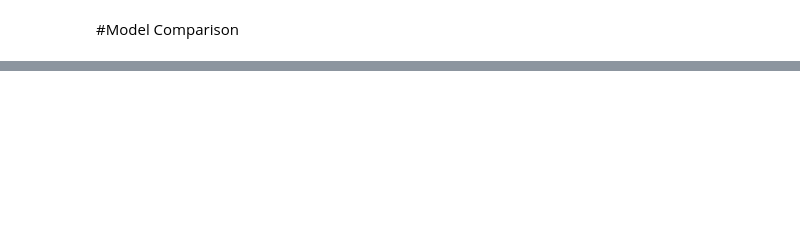
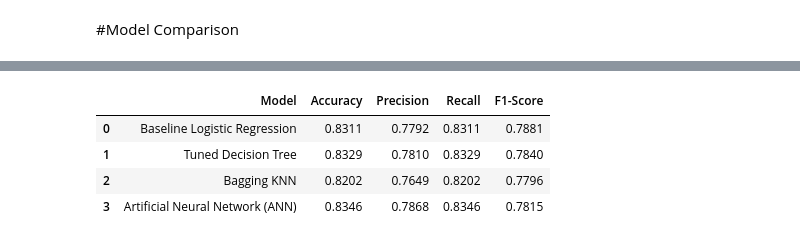
Before and after one commit to Govind-2004/CDC_Diabetes_Health_Indicators_Preprocessing_Dataset, a Jupyter notebook: CDC_Diabetes_Preprocessing_EDA.ipynb, the cells around one changed output, grey strips where cells are left out. Drawn from its saved outputs; the diff is of its cells as text; code cells hidden in the pictures; blank space fills up the shorter version.

```diff
--- a/CDC_Diabetes_Preprocessing_EDA.ipynb
+++ b/CDC_Diabetes_Preprocessing_EDA.ipynb
@@ -800,2 +1278,12 @@ np.unique(y_train, return_counts=True)
 # %% [markdown]
 The model predicted only Classes 0 and 2, while no observations were classified as Class 1. This is likely a consequence of the highly imbalanced training dataset, with Class 1 accounting for only approximately 2% of the training samples. The imbalance biased the model towards the majority classes, reducing its ability to effectively learn and identify the minority class.
+# %%
+ann_accuracy = accuracy_score(y_test, y_pred_class)
+ann_precision = precision_score(y_test, y_pred_class, average='weighted')
+ann_recall = recall_score(y_test, y_pred_class, average='weighted')
+ann_f1 = f1_score(y_test, y_pred_class, average='weighted')
+
+print("ANN Accuracy :", ann_accuracy)
+print("ANN Precision:", ann_precision)
+print("ANN Recall   :", ann_recall)
+print("ANN F1 Score :", ann_f1)
@@ -865,0 +1347,49 @@ print()
+# %%
+# COMPARING MACHINE LEARNING MODELS WITH DEEP LEARNING MODEL
+# **********************************************************
+final_comparison = pd.DataFrame({
+    "Model": [
+        "Baseline Logistic Regression",
+        "Tuned Decision Tree",
+        "Bagging KNN",
+        "Artificial Neural Network (ANN)"
+    ],
+
+    "Accuracy": [
+        acc_log_reg,
+        acc_rcv,
+        acc_knn_bag,
+        ann_accuracy
+    ],
+
+    "Precision": [
+        precision_log_reg,
+        prec_rcv,
+        prec_knn_bag,
+        ann_precision
+    ],
+
+    "Recall": [
+        recall_log_reg,
+        rec_rcv,
+        rec_knn_bag,
+        ann_recall
+    ],
+
+    "F1-Score": [
+        f1_scor_log_reg,
+        f1_rcv,
+        f1_knn_bag,
+        ann_f1
+    ]
+})
+
+final_comparison = final_comparison.round(4)
+
+display(final_comparison)
+# %% [output]
+|  | Model | Accuracy | Precision | Recall | F1-Score |
+| 0 | Baseline Logistic Regression | 0.8311 | 0.7792 | 0.8311 | 0.7881 |
+| 1 | Tuned Decision Tree | 0.8329 | 0.7810 | 0.8329 | 0.7840 |
+| 2 | Bagging KNN | 0.8202 | 0.7649 | 0.8202 | 0.7796 |
+| 3 | Artificial Neural Network (ANN) | 0.8346 | 0.7868 | 0.8346 | 0.7815 |
```
Also changed, not shown: parts of 47 cells of this notebook.
